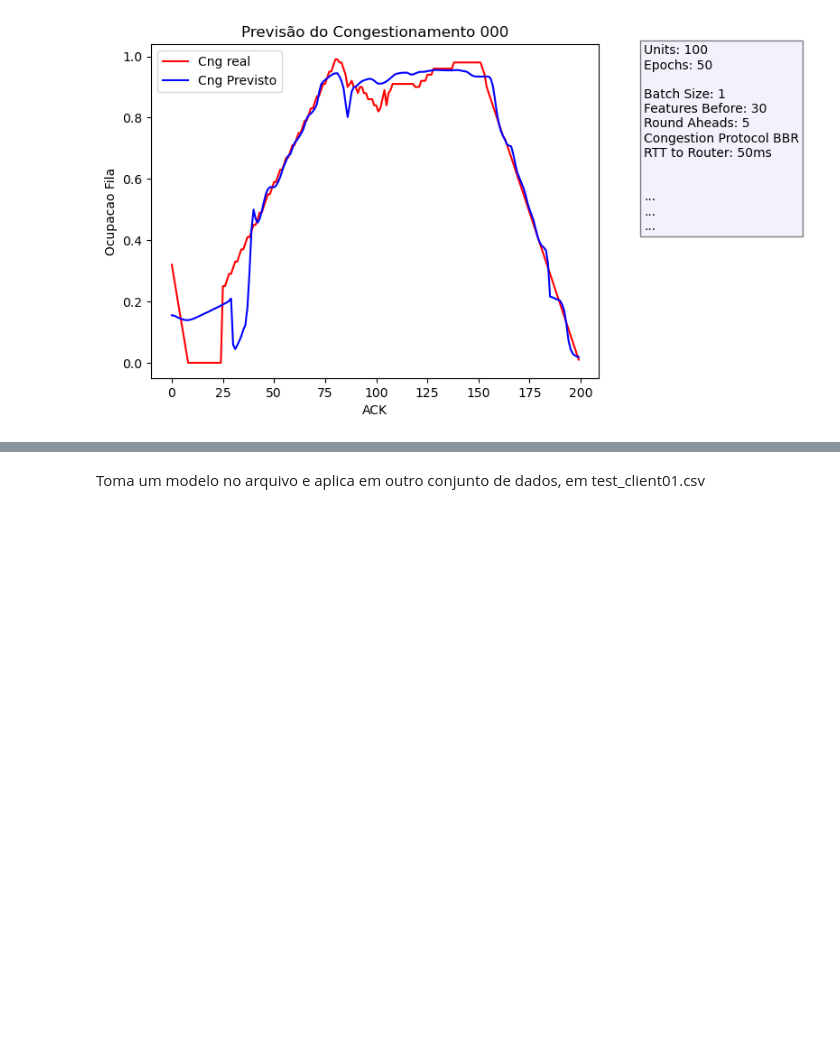
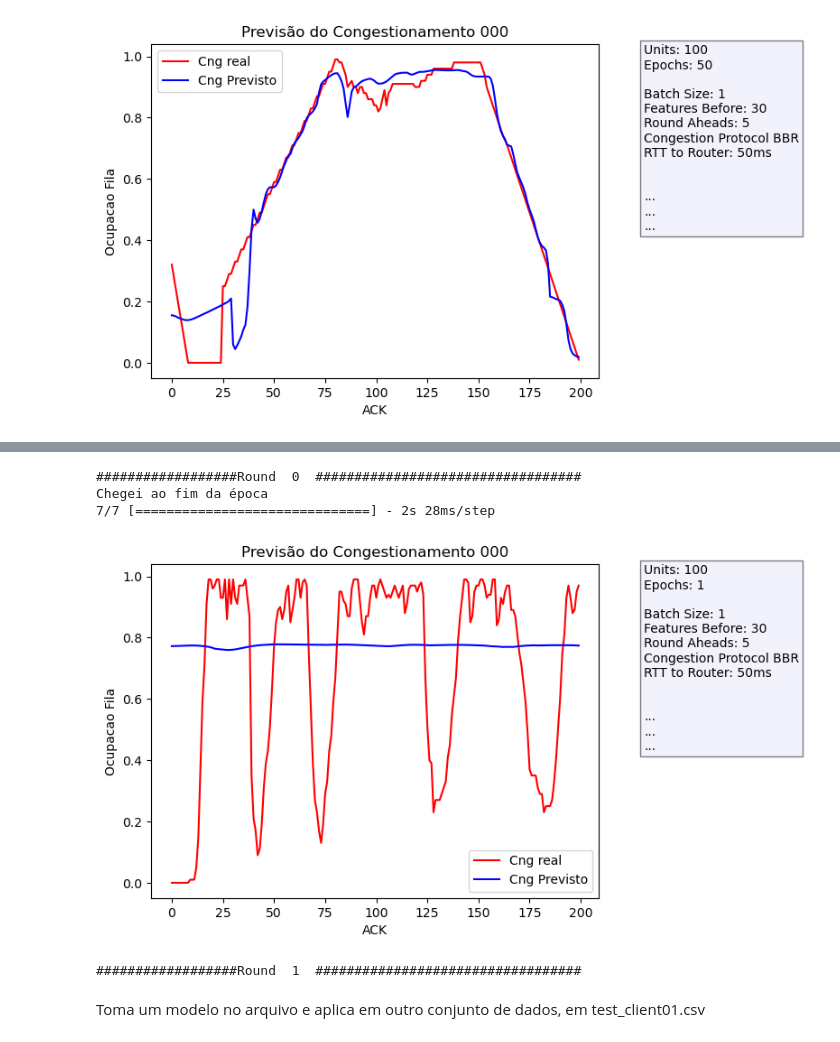
Before and after one commit to reisdout/FederatedColab, a Jupyter notebook: federated_network_5ACK.ipynb, the cells around one changed output, grey strips where cells are left out. Drawn from its saved outputs; the diff is of its cells as text; code cells hidden in the pictures; blank space fills up the shorter version.

Commit message:
Preparação do teste com 20 terminais

```diff
--- a/federated_network_5ACK.ipynb
+++ b/federated_network_5ACK.ipynb
@@ -1018,7 +1042,7 @@ def GeneralTraining(parExpDir, parTrainingPath, parTestPath,parExpDescription):
 
 
 
-    exp_epoch = 50
+    exp_epoch = 1
     exp_units = 100
     exp_batch_size=1
     exp_T=30
@@ -1261,3 +1296,23 @@ GeneralTraining(parExpDir="./Exp_000009/",
+# %%
+description = "Terminais: 20, 10 longos (4GB), 05 Very Short (10KB) e 05 Short (100KB)."+"\n"
+description =description + "Topologia: Dumbell (1000MB,1MB de bottleneck), RTT1=50ms, Salto RTT= 50ms.\n"
+description =description + "Tempo de Simulação:30min.\n"
+description = description+ "Durante a geração de dados, observou-se que a partir de um determinado período \n"
+description = description+ "o buffer do roteador estabilizava. A explicação é que o BBR ajustava os fluxos de\n"
+description = description+ "forma a evtar o congestionamento. O que foi feito então foi colocar os não-longos\n"
+description = description+ "para o terço final da simulação (t_start = 5.0+2*expSimulationTime/3+i+ (float)((rand()%10)/10))\n"
+description = description+ "isso foi suficiente para manter o buffer do roteador vriando até o final do experimento.\n"
+
+GeneralTraining(parExpDir="./Exp_0000010/",
+                parTrainingPath="./Exp_0000010/training_client01.csv",
+                parTestPath="./Exp_0000010/test_client01.csv",
+                parExpDescription=description)
+# %% [output]
+##################Round  0  ##################################
+Chegei ao fim da época
+7/7 [==============================] - 2s 28ms/step
+[figure, added]
+##################Round  1  ##################################
 # %% [markdown]
 Toma um modelo no arquivo e aplica em outro conjunto de dados, em test_client01.csv
 # %%
```
Also changed, not shown: parts of 4 cells of this notebook, 39 other files.
